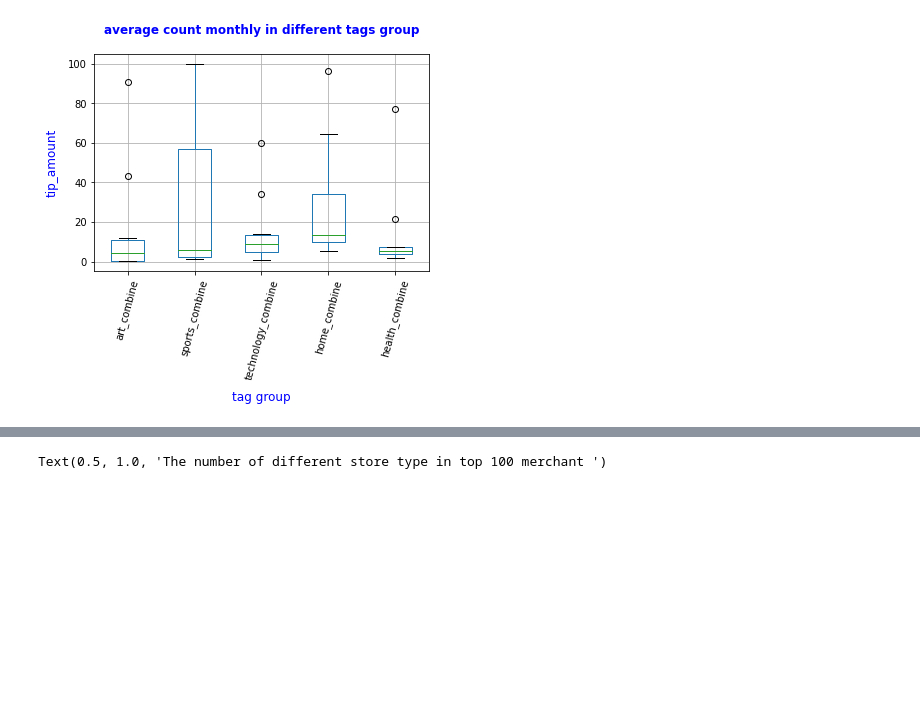
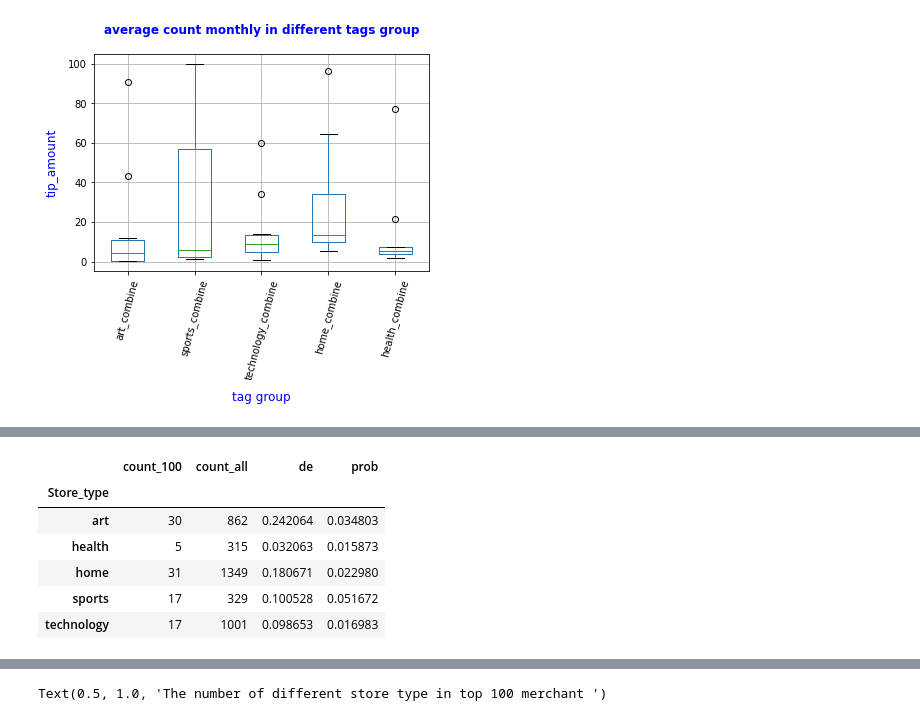
Before and after one commit to MAST30034-Applied-Data-Science/generic-buy-now-pay-later-project-group-16-project2-fighting-group, a Jupyter notebook: models/findings.ipynb, the cells around one changed output, grey strips where cells are left out. Saved outputs shown, nothing was run; the diff lists cells and outputs as text; code cells hidden in the pictures; blank space fills up the shorter version.

```diff
--- a/models/findings.ipynb
+++ b/models/findings.ipynb
@@ -232,2 +237,13 @@ df_merge_segment
+# %%
+segments['prob'] = segments['count_100']/segments['count_all']
+segments
+# %% [output]
+|  | count_100 | count_all | de | prob |
+| Store_type |  |  |  |  |
+| art | 30 | 862 | 0.242064 | 0.034803 |
+| health | 5 | 315 | 0.032063 | 0.015873 |
+| home | 31 | 1349 | 0.180671 | 0.022980 |
+| sports | 17 | 329 | 0.100528 | 0.051672 |
+| technology | 17 | 1001 | 0.098653 | 0.016983 |
 # %%
 # store type with top 100
```
Also changed, not shown: parts of 10 cells of this notebook.
